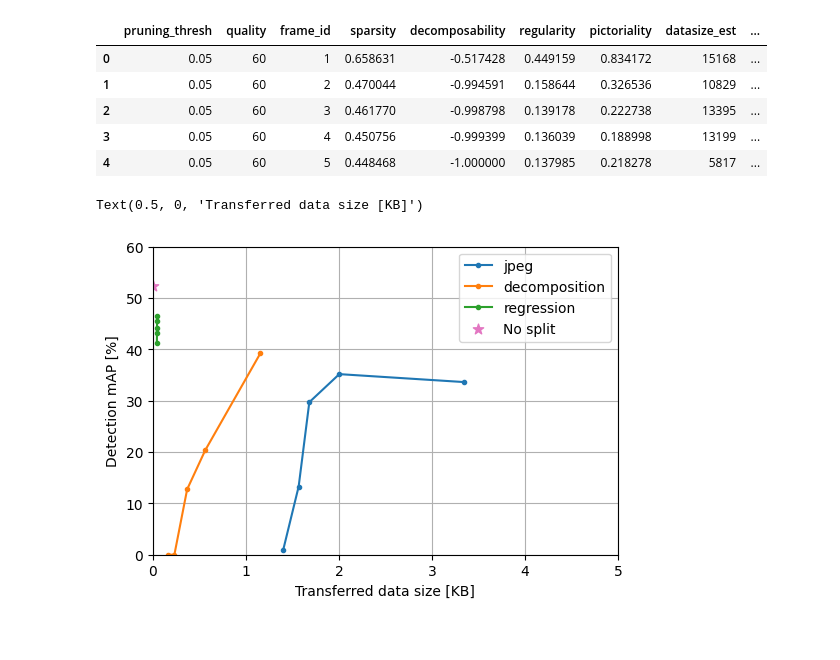
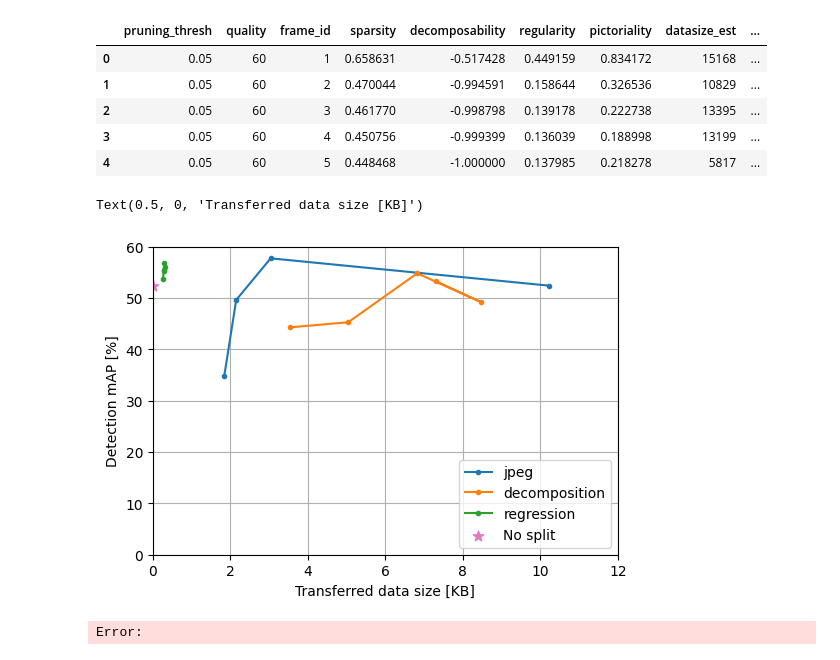
Before and after one commit to Rexyyj/split_DNN_framework, a Jupyter notebook: stable_tests/plot/map_plot.ipynb, the cells around one changed output. Saved outputs shown, nothing was run; the diff lists cells and outputs as text; code cells hidden in the pictures.

```diff
--- a/stable_tests/plot/map_plot.ipynb
+++ b/stable_tests/plot/map_plot.ipynb
@@ -38,8 +38,8 @@ jpeg_cha.head()
 | 3 | 0.05 | 60 | 4 | 0.450756 | -0.999399 | 0.136039 | 0.188998 | 13199 | ... |
 | 4 | 0.05 | 60 | 5 | 0.448468 | -1.000000 | 0.137985 | 0.218278 | 5817 | ... |
 # %%
-pruning_general=0.3
-pruning_regression = 0.3
+pruning_general=0.25
+pruning_regression = 0.25
 # %%
 plt.figure(figsize=(6,4))
 map_df_group = jpeg_map.groupby("pruning_thresh")
@@ -50,7 +50,7 @@ maps = map_df["map"].to_numpy()*100
 cha_df = cha_df_group.get_group(pruning_general)
 cha_df_g = cha_df.groupby("quality")
 datasize = cha_df_g.mean()["datasize_est"].to_numpy()/1000
-plt.plot(datasize,maps, marker="." ,color=colors[0],label="jpeg")
+plt.plot(datasize[1:],maps[1:], marker="." ,color=colors[0],label="jpeg")
 
 map_df_group = decom_map.groupby("pruning_thresh")
 cha_df_group = decom_cha.groupby("pruning_thresh")
@@ -66,33 +66,34 @@ map_df_group = reg_map.groupby("pruning_thresh")
 cha_df_group = reg_cha.groupby("pruning_thresh")
 keys = list(map_df_group.groups.keys())
 map_df = map_df_group.get_group(pruning_regression)
 maps = map_df["map"].to_numpy()*100
 cha_df = cha_df_group.get_group(pruning_regression)
 cha_df_g = cha_df.groupby("quality")
 datasize = cha_df_g.mean()["datasize_est"].to_numpy()/1000
 plt.plot(datasize,maps, marker="." ,color=colors[2],label="regression")
 
 # map_df_group = sketch_map.groupby("pruning_thresh")
 # cha_df_group = sketch_cha.groupby("pruning_thresh")
 # keys = list(map_df_group.groups.keys())
 # map_df = map_df_group.get_group(pruning_general)
 # maps = map_df["map"].to_numpy()*100
 # cha_df = cha_df_group.get_group(pruning_general)
 # cha_df_g = cha_df.groupby("quality")
 # datasize = cha_df_g.mean()["datasize_est"].to_numpy()/1000
 # plt.plot(datasize,maps, marker="." ,color=colors[3],label="sketchML")
 
 
 no_split_map_30 = 0.524
 plt.scatter(0,no_split_map_30*100,60,marker="*",color="tab:pink",label="No split")
 
-plt.legend(loc="upper right")
+plt.legend(loc="lower right")
 plt.grid()
 plt.ylim([0,60])
-plt.xlim([0,5])
+plt.xlim([0,12])
 # plt.autoscale(axis="x",tight=True)
 plt.ylabel("Detection mAP [%]")
 plt.xlabel("Transferred data size [KB]")
 # %% [output]
 Text(0.5, 0, 'Transferred data size [KB]')
-[figure, old version]
+[figure, new version]
+Error:
```
Also changed, not shown: 1 other file.
